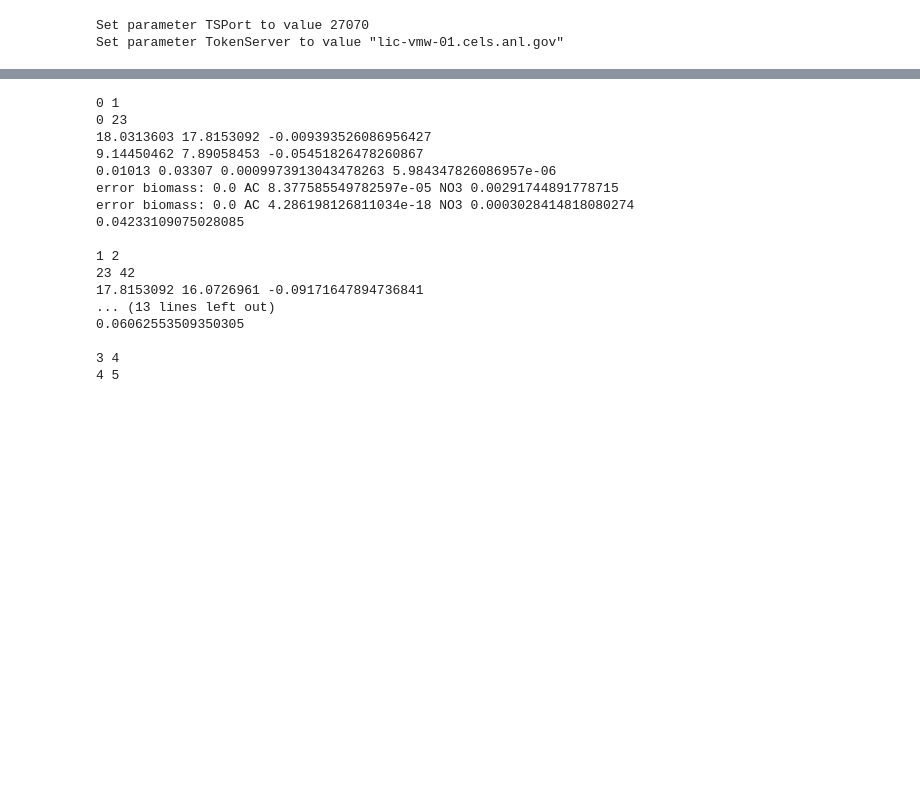
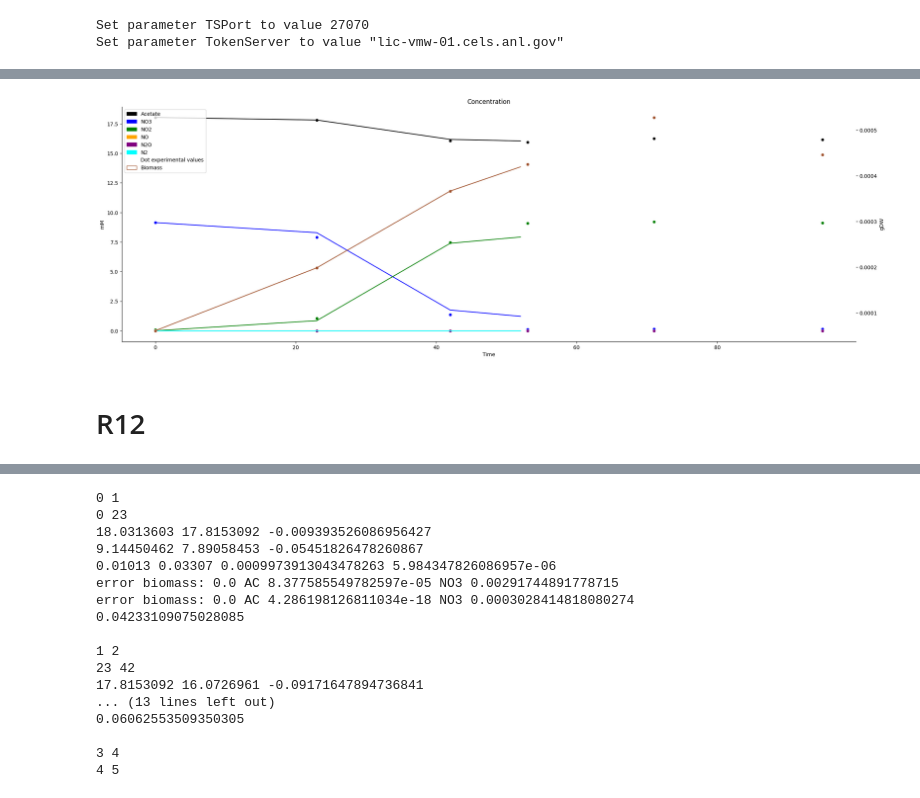
Before and after one commit to baliga-lab/3H11_R12_SynCom, a Jupyter notebook: Metabolic_modeling/isolates.ipynb, the cells around one changed output, grey strips where cells are left out. Saved outputs shown, nothing was run; the diff lists cells and outputs as text; code cells hidden in the pictures; blank space fills up the shorter version.

Commit message:
modelling ups

```diff
--- a/Metabolic_modeling/isolates.ipynb
+++ b/Metabolic_modeling/isolates.ipynb
@@ -12,0 +15,2 @@ Set parameter TokenServer to value "lic-vmw-01.cels.anl.gov"
+# %%
+model_acido.reactions.rxn08655_c0.upper_bound = 0
@@ -58,0 +98,8 @@ exp_data_r12 = {
+# %%
+import cobra
+%run plots.py
+
+plot_fit = PlotFit(model_acido, df_growth_data_3h11.to_dict(), exp_data_3h11['OD_coeff'], cobra)
+#plot_fit.intervals = 1
+# %%
+plot_fit.fit()
@@ -58,0 +124,12 @@ exp_data_r12 = {
+# %%
+_data_pred = plot_fit.build_plot_data(plot_fit.data['OD600'][0],
+                                      plot_fit.data['Acetate'][0],
+                                      plot_fit.data['NO3'][0])
+_data_exp = {k: list(v.values()) for k, v in plot_fit.data.items()}
+_data_exp['biomass'] = [x * plot_fit.od_to_biomass_coeff for x in _data_exp['OD600']]
+# %%
+plot_fit.plot(_data_pred, _data_exp)
+# %% [output]
+[figure, added]
+# %% [markdown]
+# R12
```
Also changed, not shown: parts of 11 cells of this notebook, 11 other files.
